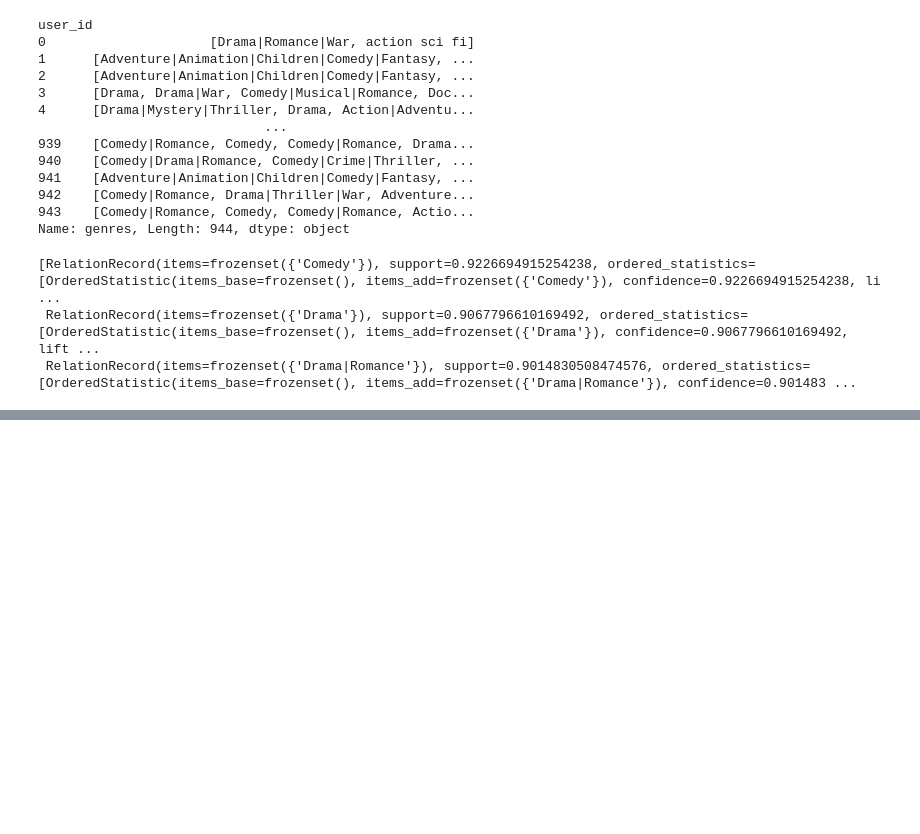
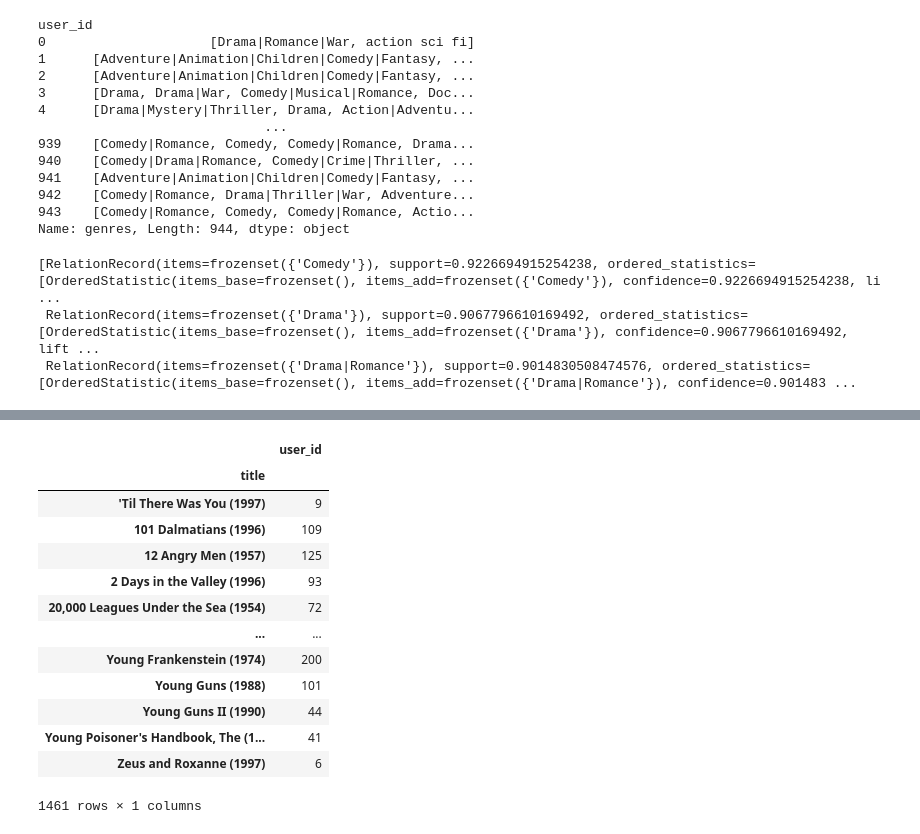
Before and after one commit to thanadolch/KKU_data_mining, a Jupyter notebook: Project_.ipynb, the cells around one changed output, grey strips where cells are left out. Saved outputs shown, nothing was run; the diff lists cells and outputs as text; code cells hidden in the pictures; blank space fills up the shorter version.

Commit message:
CleanData

```diff
--- a/Project_.ipynb
+++ b/Project_.ipynb
@@ -492 +496,20 @@ list(apriori(genres,min_support=0.8,min_confidence=0.9))
  RelationRecord(items=frozenset({'Drama', 'Drama|Romance'}), support=0.836864406779661, ordered_statistics=[OrderedStatistic(items_base=frozenset({'Drama'}), items_add=frozenset({'Drama|Romance'}), co ...
+# %%
+count = Data_set.groupby('title')['user_id'].count()
+count = pd.DataFrame(count)
+count
+# %% [output]
+|  | user_id |
+| title |  |
+| 'Til There Was You (1997) | 9 |
+| 101 Dalmatians (1996) | 109 |
+| 12 Angry Men (1957) | 125 |
+| 2 Days in the Valley (1996) | 93 |
+| 20,000 Leagues Under the Sea (1954) | 72 |
+| ... | ... |
+| Young Frankenstein (1974) | 200 |
+| Young Guns (1988) | 101 |
+| Young Guns II (1990) | 44 |
+| Young Poisoner's Handbook, The (1... | 41 |
+| Zeus and Roxanne (1997) | 6 |
+1461 rows × 1 columns
```
Also changed, not shown: parts of 9 cells of this notebook.
